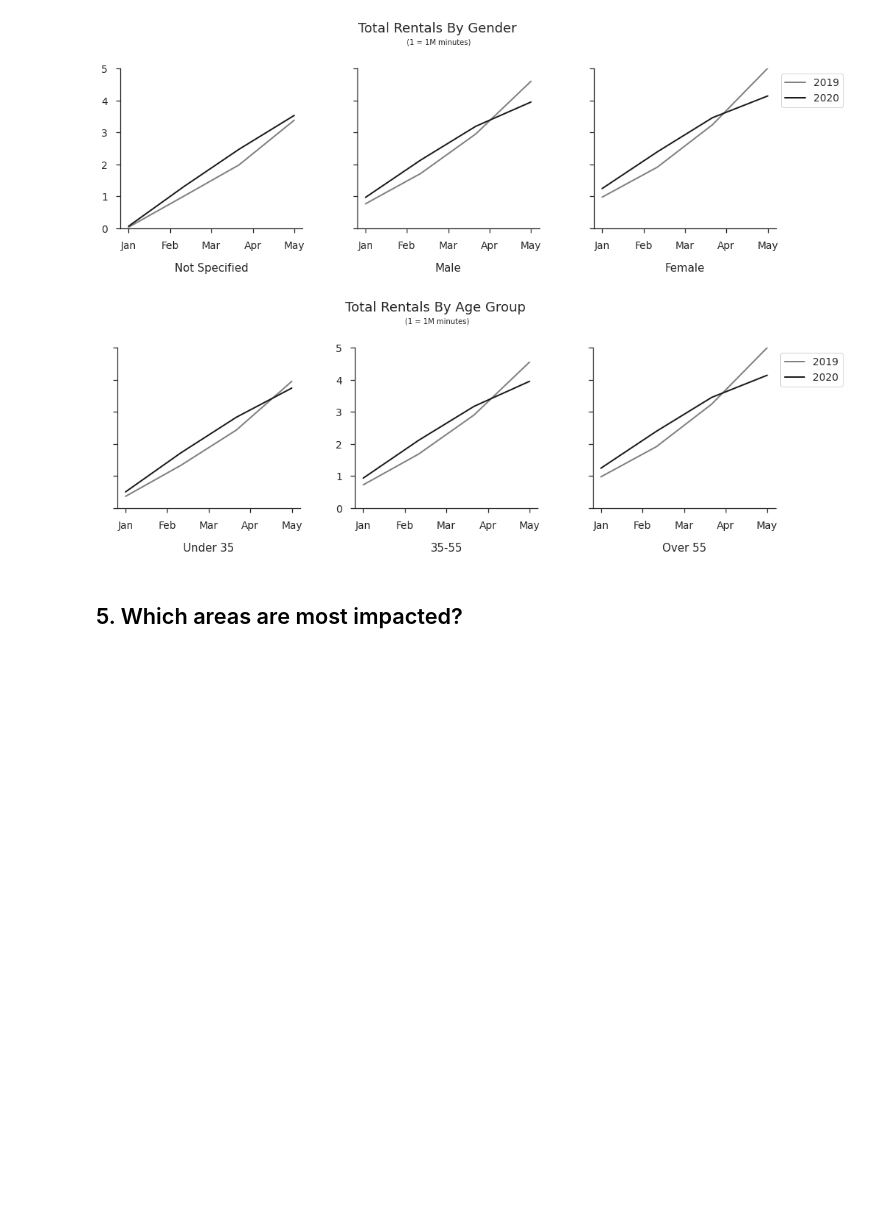
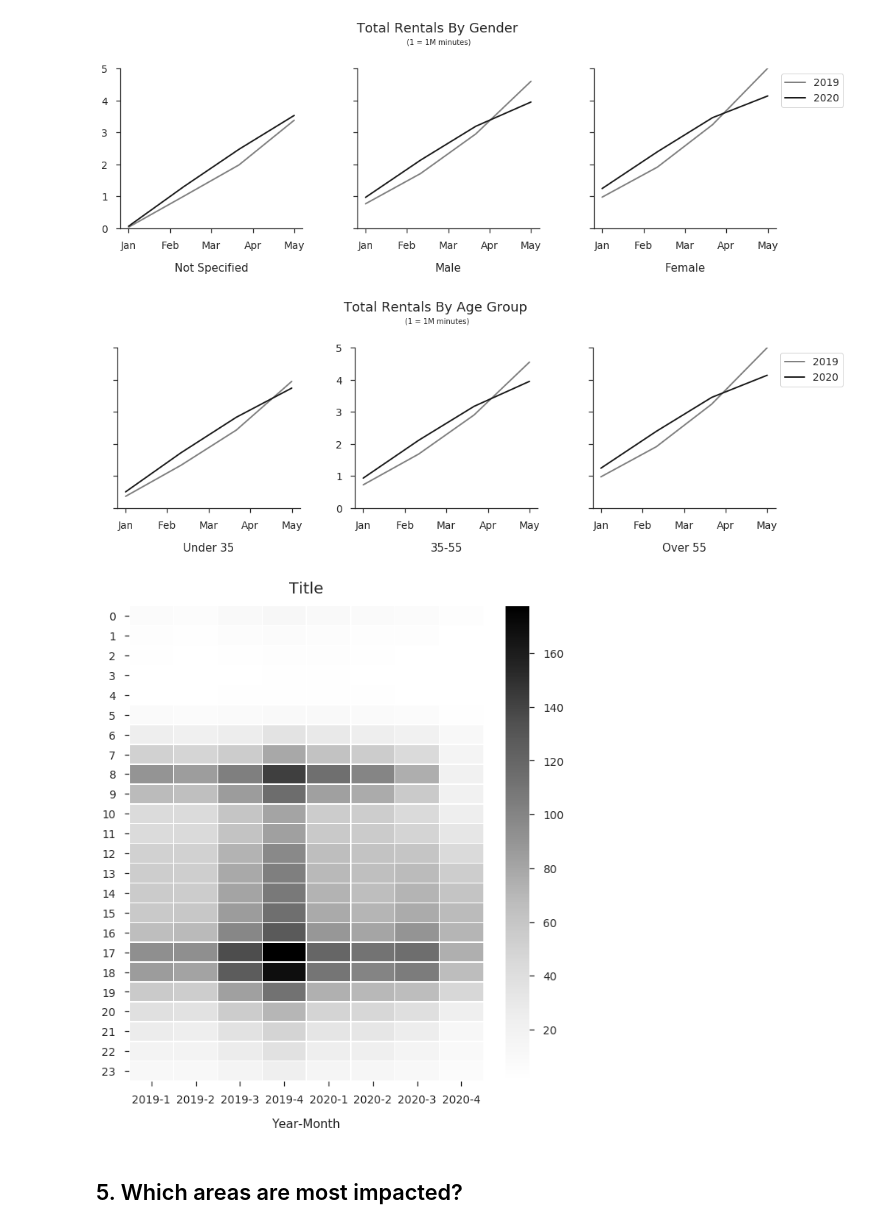
Before and after one commit to stevenrhart/bike-rentals, a Jupyter notebook: notebooks/Covid Bike Rental Analysis.ipynb, the cells around one changed output. Drawn from its saved outputs; the diff is of its cells as text; code cells hidden in the pictures; blank space fills up the shorter version.

Commit message:
wip - refactor notebook to focs on covid; added plots for gender and age cats; started on reviewing rentals per hour and on chloropleth map

```diff
--- a/notebooks/Covid Bike Rental Analysis.ipynb
+++ b/notebooks/Covid Bike Rental Analysis.ipynb
@@ -138,6 +128,7 @@ df = df.sort_values(by=['starttime']).reset_index(drop=True)
 df['rental_count'] = 1
 
 # Create new columns for day, month and year
+df['hour'] = df.starttime.dt.hour
 df['day'] = df.starttime.dt.day
 df['month'] = df.starttime.dt.month
 df["year"] = df.starttime.dt.year
@@ -357,7 +348,7 @@ for i in range(3):
         plt.plot(x, y_arr, color=color, label=label, linewidth=2)
     plt.xticks(np.linspace(1, 4, 5), ['Jan', 'Feb', 'Mar', 'Apr', 'May'])
     plt.xlabel(x_labels[i], labelpad=16)
-    if i !=1:
+    if i !=0:
         plt.yticks(np.linspace(0, 5, 6), " ")
     plt.ylim(0,5)
     sns.set_style('ticks')
@@ -370,3 +361,9 @@ plt.legend(title=None, loc='upper left', bbox_to_anchor=(1, 1));
 plt.show()
 # %% [output]
 [figure]
+# %%
+# Pivot rental count running total month, gender
+df_pivot = df.pivot_table(index='hour', columns=['year','month'], values='rental_count', aggfunc=np.sum)
+
+# Scale rental counts
+df_pivot = df_pivot.apply(lambda x: round((x / 1000),2), axis=1)
@@ -372,0 +373,21 @@ plt.show()
+# %%
+# fig = plt.figure(figsize=(8,12))
+# fig.subplots_adjust(wspace=0.3)
+# axes = plt.subplots()
+
+ylabels = ['12:00 AM', '1:00 AM', '2:00 AM', '3:00 AM', '4:00 AM', '5:00 AM', '6:00 AM', '7:00 AM',\
+           '8:00 AM', '9:00 AM', '10:00 AM', '11:00 AM', '12:00 PM', '1:00 PM', '2:00 PM', '3:00 PM',\
+           '4:00 PM', '5:00 PM', '6:00 PM', '7:00 PM', '8:00 PM', '9:00 PM', '10:00 PM', '11:00 PM']
+
+
+figure, axes = plt.subplots(figsize=(10, 11))
+sns.heatmap(df_pivot, annot=False, fmt="d", linewidths=.5, ax=axes, cmap="Greys")
+# sns.heatmap(df_2019, annot=False, fmt="d", linewidths=.5, ax=axes, cmap="Greys")
+# sns.heatmap(df_2020, annot=False, fmt="d", linewidths=.5, ax=axes, cmap="Greys")
+axes.axes.set_title("Title", fontsize=20, y=1.01, pad=16)
+axes.axes.set_ylabel(None)
+axes.axes.set_xlabel("Year-Month", labelpad=16);
+# plt.yticks(labels=ylabels, rot=0)
+plt.yticks(rotation=0);
+# %% [output]
+[figure, added]
```
Also changed, not shown: parts of 6 cells of this notebook, 1 other file.
